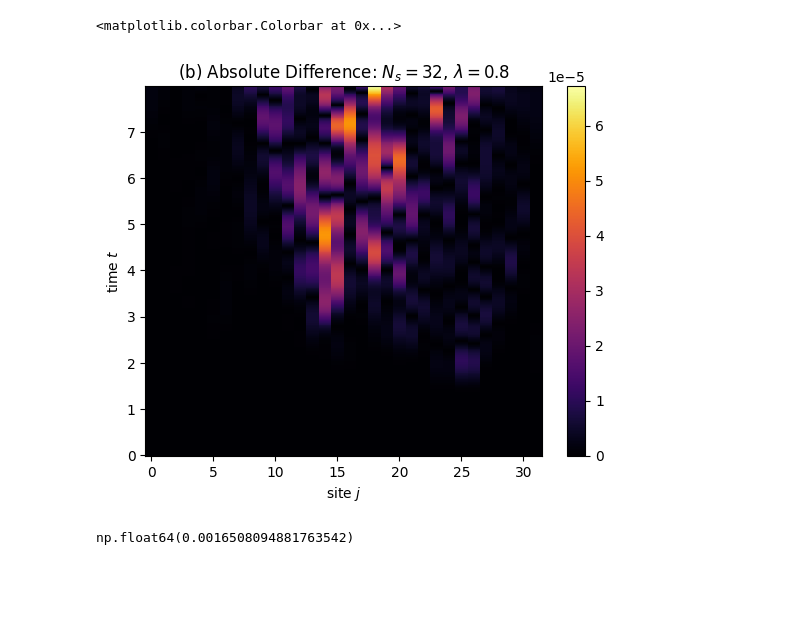
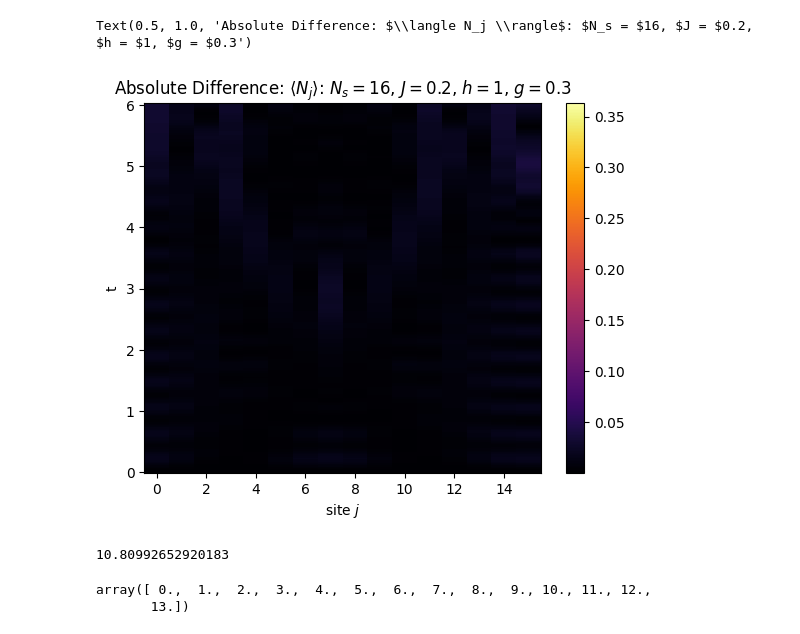
Before and after one commit to mhite926/qiskit-ising-scattering, a Jupyter notebook: tebd-analysis.ipynb, the cells around one changed output. Drawn from its saved outputs; the diff is of its cells as text; code cells hidden in the pictures; blank space fills up the shorter version.

```diff
--- a/tebd-analysis.ipynb
+++ b/tebd-analysis.ipynb
@@ -42,0 +4,10 @@ file += '-dt' + str(dt)
+# %%
+title = "Data/ising-exact-occs-N_s16-J0.2-h1-g0-width1.5-dt0.05.txt"
+exact_data = np.loadtxt(title, dtype='float')
+title = "Data/ising-trunc-occs-N_s16-J0.2-h1-g0-width1.5-dt0.05.txt"
+trunc_data = np.loadtxt(title, dtype='float')
+# %%
+J = 1
+h = 1
+g = 0
+dt = 0.05
@@ -43 +22,8 @@ file += '-dt' + str(dt)
+# %%
+N_s = len(exact_data[0])
+N_t = len(exact_data)
+
+sites = np.linspace(0, N_s-1, N_s)
+times = np.linspace(0, N_t * dt, N_t)
+Sites, Times = np.meshgrid(sites, times)
 # %%
@@ -172,26 +58,25 @@ plt.savefig(folder + file + '.png')
 # %%
-abs_diff = np.zeros((N_t, N_s), dtype='float')
-for i in range(N_t):
-    for j in range(N_s):
-        abs_diff[i, j] = np.abs(trunc_inter_data[i, j] - approx_inter_data[i, j])
-
-plt.pcolormesh(Sites, Times, abs_diff, cmap='inferno')
+diffs = np.abs(exact_data - trunc_data)
+plt.pcolormesh(Sites, Times, diffs, cmap='inferno')
+plt.colorbar()
 plt.xlabel(r'site $j$')
-plt.ylabel(r'time $t$')
-title = r'(b) Absolute Difference: $N_s = $' + str(N_s)
-title += r', $\lambda = $' + str(lam)
+plt.ylabel(r't')
+title = r'Absolute Difference: $\langle N_j \rangle$: $N_s = $' + str(N_s)
+title += r', $J = $' + str(J)
+title += r', $h = $' + str(h)
+title += r', $g = $' + str(g)
 plt.title(title)
-plt.colorbar()
 # %% [output]
-<matplotlib.colorbar.Colorbar at 0x...>
+Text(0.5, 1.0, 'Absolute Difference: $\\langle N_j \\rangle$: $N_s = $16, $J = $0.2, $h = $1, $g = $0.3')
-[figure, old version]
+[figure, new version]
 # %%
-perc_error = []
-for i in range(N_t):
+occs_perc_errs = []
+for i in range(N_t-1):
     for j in range(N_s):
-        if trunc_inter_data[i, j] > 0.001:
-            perc_error.append(np.abs(1 - approx_inter_data[i, j]/trunc_inter_data[i,j]) * 100)
+        if exact_data[i][j] > 1E-2:
+            diff = np.abs(exact_data[i][j] - trunc_data[i][j])
+            perc_err = diff / exact_data[i][j] * 100
+            occs_perc_errs.append(perc_err)
+np.mean(occs_perc_errs)
+# %% [output]
+10.80992652920183
-# %%
-np.average(perc_error)
-# %% [output]
-np.float64(0.0016508094881763542)
@@ -197,0 +90,5 @@ np.float64(0.0016508094881763542)
+# %%
+region
+# %% [output]
+array([ 0.,  1.,  2.,  3.,  4.,  5.,  6.,  7.,  8.,  9., 10., 11., 12.,
+       13.])
```
Also changed, not shown: parts of 19 cells of this notebook.
